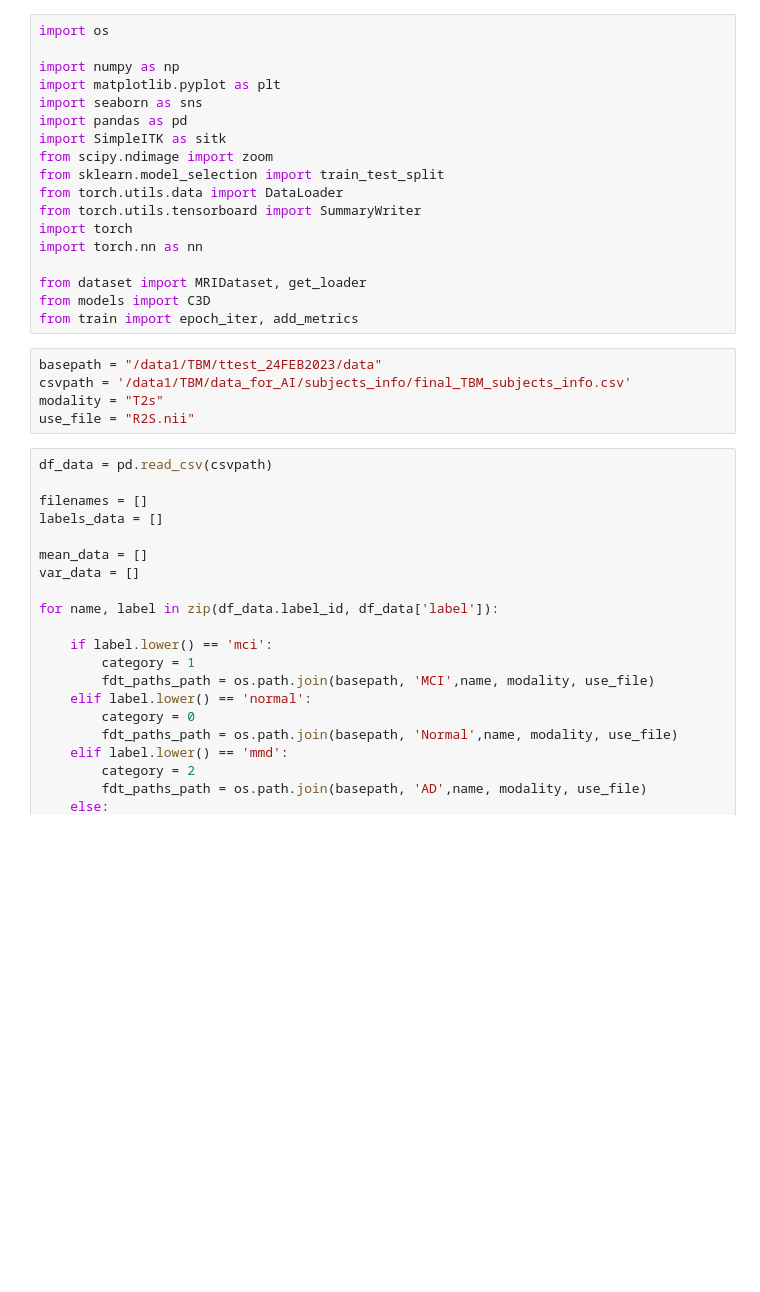
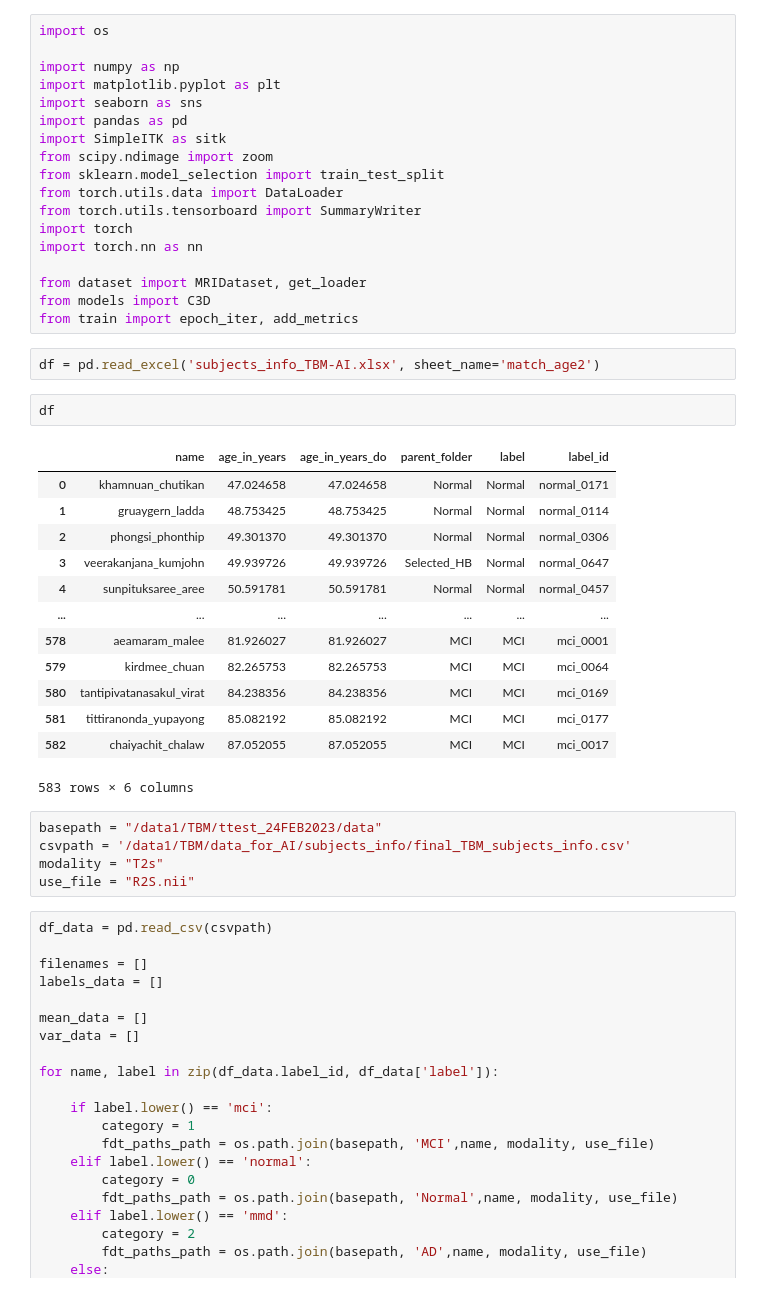
Before and after one commit to 44REAM/Alzheimer3D, a Jupyter notebook: visualize.ipynb, the cells around one changed output. Cells and saved outputs as stored; diff of their text form; blank space fills up the shorter version.

```diff
--- a/visualize.ipynb
+++ b/visualize.ipynb
@@ -16,6 +16,24 @@ import torch.nn as nn
 from dataset import MRIDataset, get_loader
 from models import C3D
 from train import epoch_iter, add_metrics
+# %%
+df = pd.read_excel('subjects_info_TBM-AI.xlsx', sheet_name='match_age2')
+# %%
+df
+# %% [output]
+|  | name | age_in_years | age_in_years_do | parent_folder | label | label_id |
+| 0 | khamnuan_chutikan | 47.024658 | 47.024658 | Normal | Normal | normal_0171 |
+| 1 | gruaygern_ladda | 48.753425 | 48.753425 | Normal | Normal | normal_0114 |
+| 2 | phongsi_phonthip | 49.301370 | 49.301370 | Normal | Normal | normal_0306 |
+| 3 | veerakanjana_kumjohn | 49.939726 | 49.939726 | Selected_HB | Normal | normal_0647 |
+| 4 | sunpituksaree_aree | 50.591781 | 50.591781 | Normal | Normal | normal_0457 |
+| ... | ... | ... | ... | ... | ... | ... |
+| 578 | aeamaram_malee | 81.926027 | 81.926027 | MCI | MCI | mci_0001 |
+| 579 | kirdmee_chuan | 82.265753 | 82.265753 | MCI | MCI | mci_0064 |
+| 580 | tantipivatanasakul_virat | 84.238356 | 84.238356 | MCI | MCI | mci_0169 |
+| 581 | tittiranonda_yupayong | 85.082192 | 85.082192 | MCI | MCI | mci_0177 |
+| 582 | chaiyachit_chalaw | 87.052055 | 87.052055 | MCI | MCI | mci_0017 |
+583 rows × 6 columns
 # %%
 basepath = "/data1/TBM/ttest_24FEB2023/data"
 csvpath = '/data1/TBM/data_for_AI/subjects_info/final_TBM_subjects_info.csv'
```
Also changed, not shown: 47 other files.
